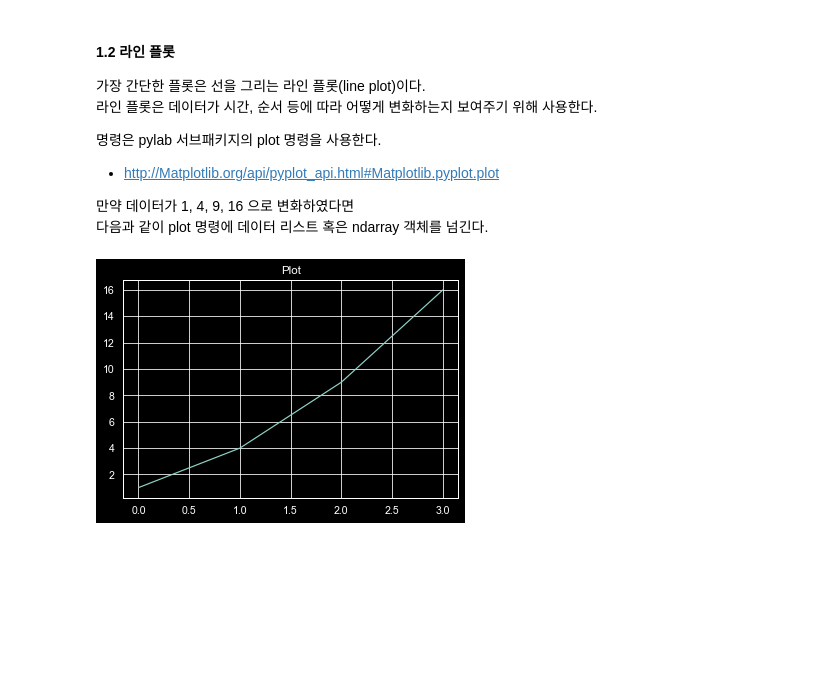
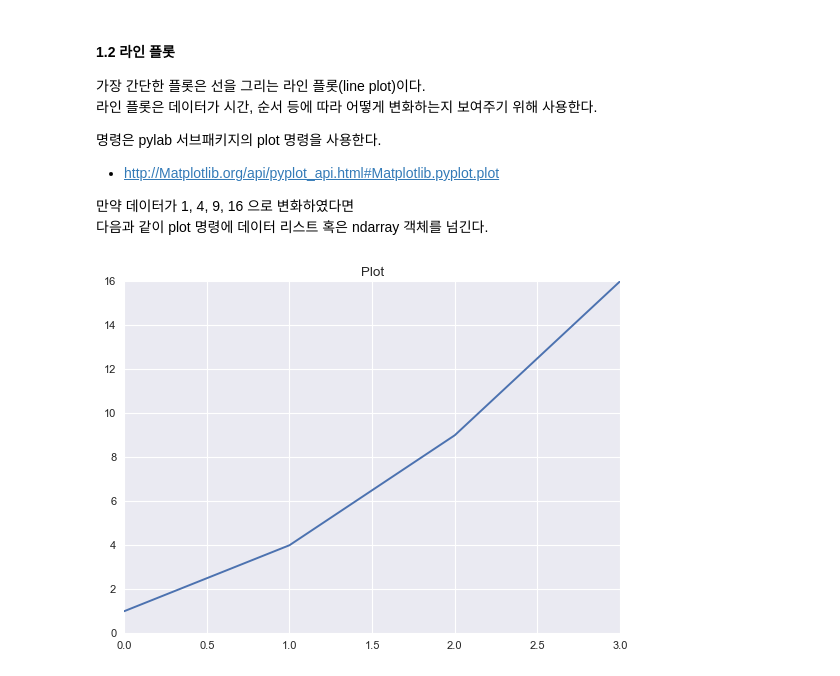
Before and after one commit to gratiaQ/Pyhton_Data_Science, a Jupyter notebook: 03_01_Matplotlib_개요.ipynb, the cells around one changed output. Cells and saved outputs as stored; diff of their text form; code cells hidden in the pictures; blank space fills up the shorter version.

```diff
--- a/03_01_Matplotlib_개요.ipynb
+++ b/03_01_Matplotlib_개요.ipynb
@@ -27,5 +27,5 @@ Matplotlib 패키지를 사용할 때는 보통 다음과 같이 주 패키지
 import matplotlib as mpl
 import matplotlib.pylab as plt
 import seaborn as sns
+import matplotlib.font_manager as fm
 %matplotlib inline
-plt.style.use('dark_background')
@@ -31,0 +107,6 @@ plt.style.use('dark_background')
+# %%
+path = 'C:\\Windows\\Fonts\\malgun.ttf'
+font_name = fm.FontProperties(fname=path, size=50).get_name()
+print(font_name)
+plt.rc('font', family=font_name)
+mpl.rcParams['axes.unicode_minus'] = False
@@ -40,8 +123,9 @@ plt.style.use('dark_background')
 만약 데이터가 1, 4, 9, 16 으로 변화하였다면
 다음과 같이 plot 명령에 데이터 리스트 혹은 ndarray 객체를 넘긴다.
 # %%
+plt.style.use('seaborn')
 plt.title("Plot")
 plt.plot([1, 4, 9, 16])
 plt.show()
 # %% [output]
-[figure, old version]
+[figure, new version]
```
Also changed, not shown: parts of 61 cells of this notebook, 9 other files.
